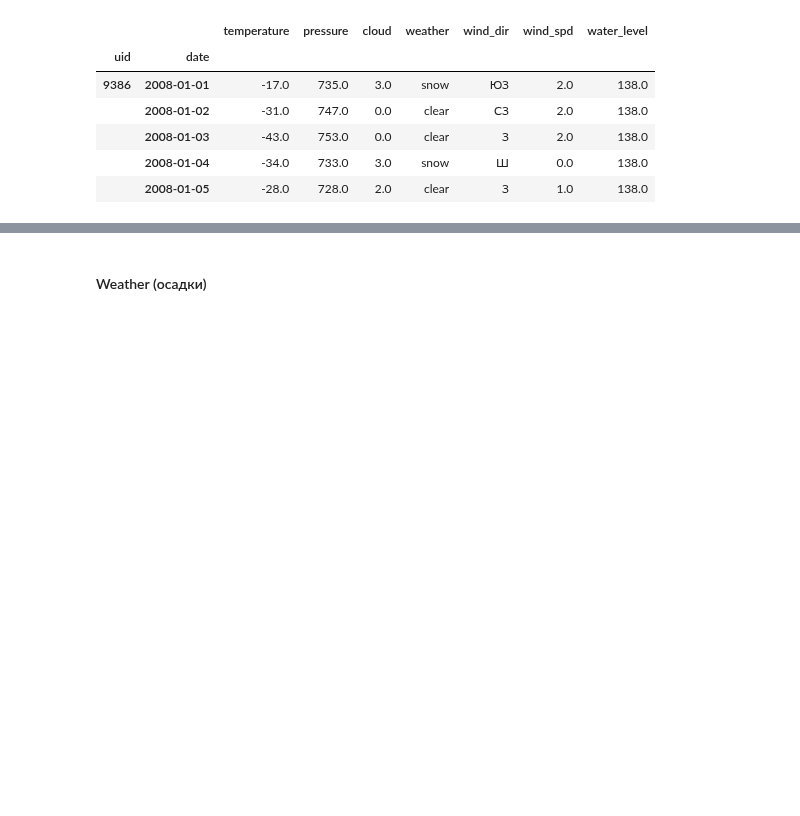
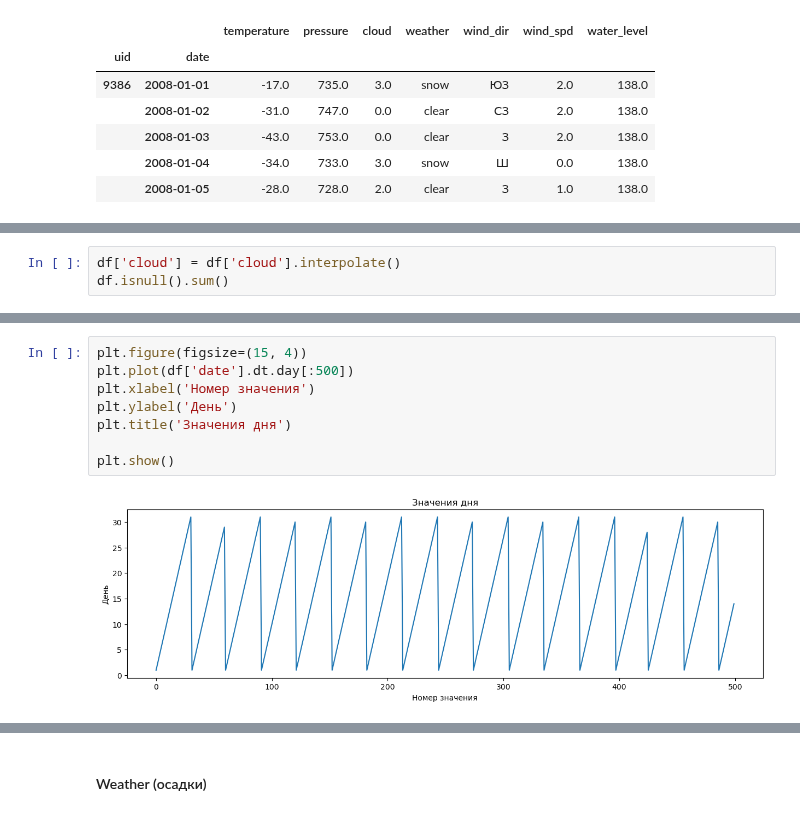
Before and after one commit to phys-winner/water-predictor-bot, a Jupyter notebook: notebooks/eda.ipynb, the cells around one changed output, grey strips where cells are left out. Cells and saved outputs as stored; diff of their text form; blank space fills up the shorter version.

```diff
--- a/notebooks/eda.ipynb
+++ b/notebooks/eda.ipynb
@@ -167,0 +415,3 @@ df.head(5)
+# %%
+df['cloud'] = df['cloud'].interpolate()
+df.isnull().sum()
@@ -167,0 +577,10 @@ df.head(5)
+# %%
+plt.figure(figsize=(15, 4))
+plt.plot(df['date'].dt.day[:500])
+plt.xlabel('Номер значения')
+plt.ylabel('День')
+plt.title('Значения дня')
+
+plt.show()
+# %% [output]
+[figure, added]
```
Also changed, not shown: parts of 83 cells of this notebook, 4 other files.
